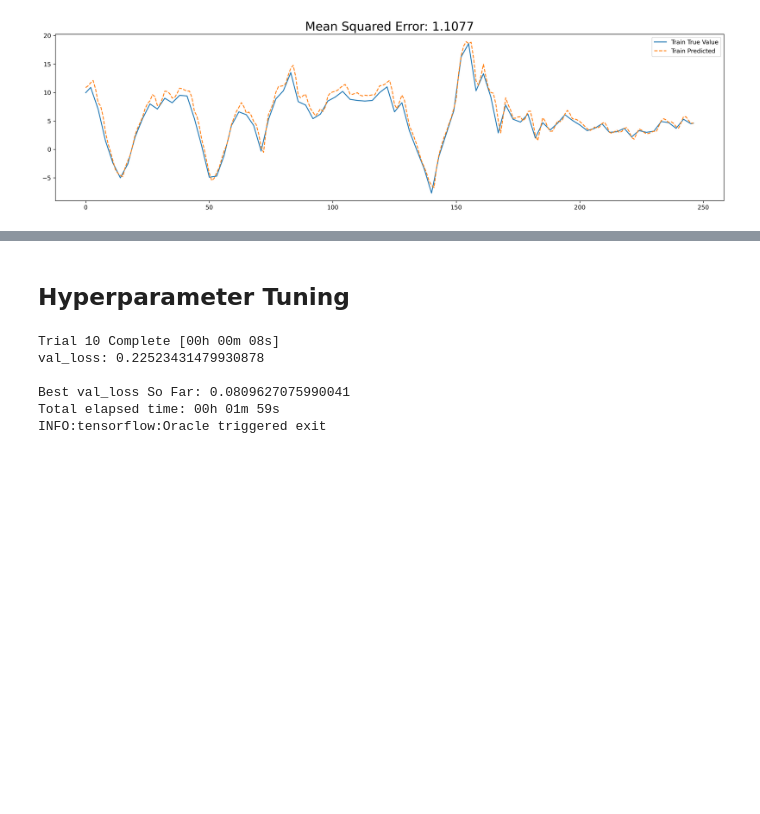
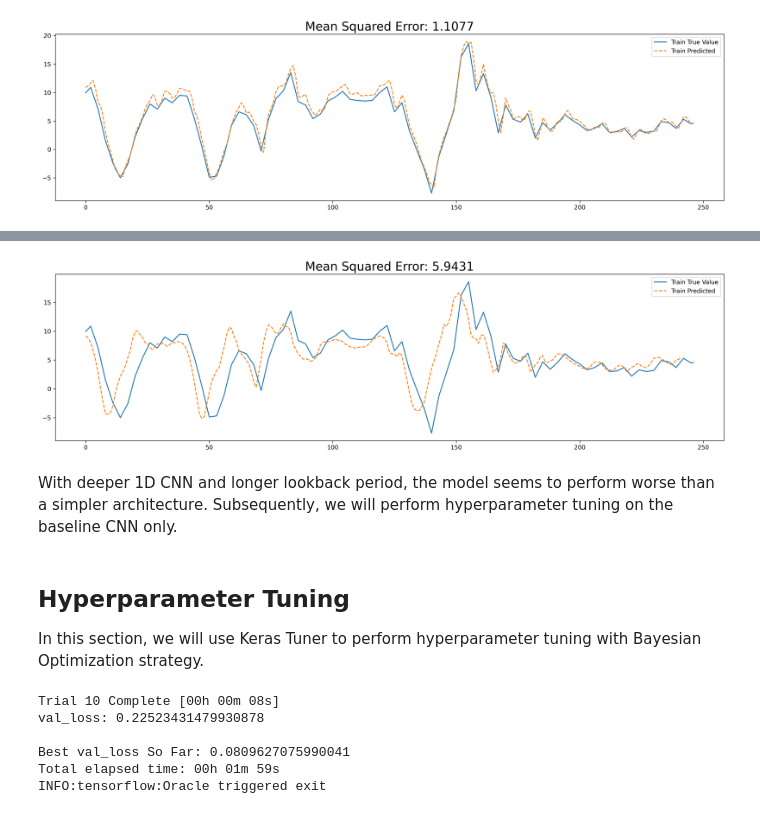
Before and after one commit to davzoku/nowcasting, a Jupyter notebook: CNN_GDP.ipynb, the cells around one changed output, grey strips where cells are left out. Cells and saved outputs as stored; diff of their text form; code cells hidden in the pictures; blank space fills up the shorter version.

```diff
--- a/CNN_GDP.ipynb
+++ b/CNN_GDP.ipynb
@@ -245,0 +383,9 @@ model_baseline.model.save('./cnn_baseline.h5')
+# %%
+pred_train2 = model_deep.predict(X_train2)
+plt.figure(figsize=(20,5),dpi=300)
+plt.plot(y_train,label='Train True Value')
+plt.plot(pred_train2,linestyle='--', label = 'Train Predicted')
+plt.legend()
+plt.title('Mean Squared Error: ' + str(mean_squared_error(pred_train2,y_train2))[:6],fontsize=20)
+plt.show()
+# %% [output]
@@ -246,5 +393,10 @@ model_baseline.model.save('./cnn_baseline.h5')
+[figure, added]
+# %% [markdown]
+With deeper 1D CNN and longer lookback period, the model seems to perform worse than a simpler architecture. Subsequently, we will perform hyperparameter tuning on the baseline CNN only.
 # %% [markdown]
 ## Hyperparameter Tuning
+
+In this section, we will use Keras Tuner to perform hyperparameter tuning with Bayesian Optimization strategy.
 # %%
 def build_model(hp):
     model = tf.keras.Sequential()
```
Also changed, not shown: parts of 8 cells of this notebook, 1 other file.
